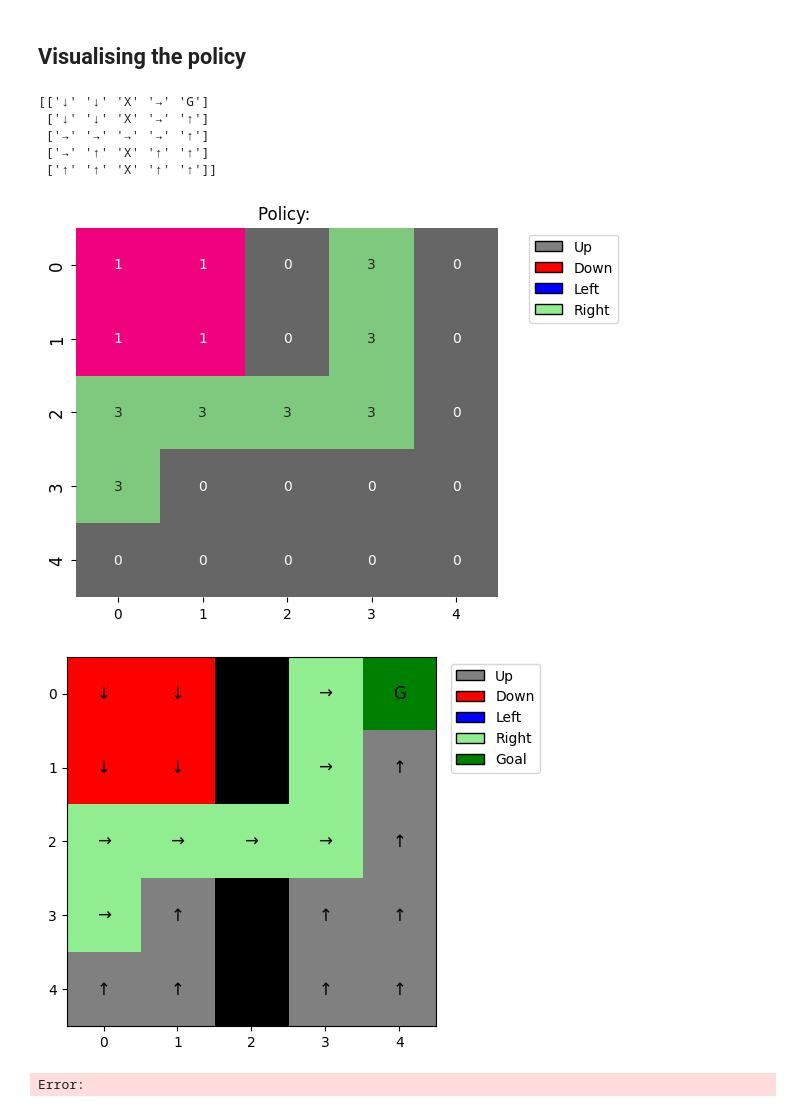
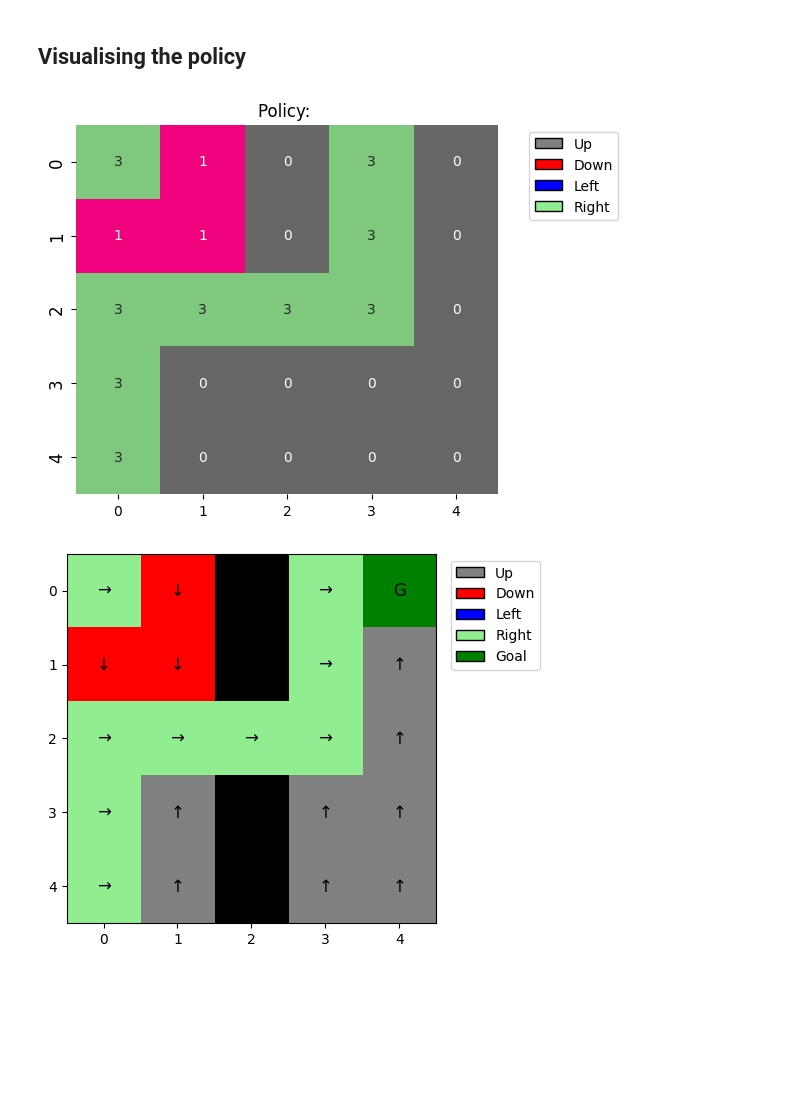
Before and after one commit to salvalago23/TFG_Salvador_Perez_GR, a Jupyter notebook: src/DQNagentNNenv.ipynb, the cells around one changed output. Drawn from its saved outputs; the diff is of its cells as text; code cells hidden in the pictures; blank space fills up the shorter version.

```diff
--- a/src/DQNagentNNenv.ipynb
+++ b/src/DQNagentNNenv.ipynb
@@ -283,11 +283,7 @@ def create_plots(value_grid, policy_grid, title=""):
 
 def create_plots_string(string_policy_grid):
     from matplotlib.colors import ListedColormap
-    map_data = np.array([['↓', '↓', 'X', '→', 'G'],
-                     ['↓', '↓', 'X', '→', '↑'],
-                     ['→', '→', '→', '→', '↑'],
-                     ['→', '↑', 'X', '↑', '↑'],
-                     ['↑', '↑', 'X', '↑', '↑']])
+    map_data = np.array(string_policy_grid)
 
     colors = ['red', 'black', 'lightgreen', 'green', 'gray']
     cmap = ListedColormap(colors)
@@ -299,38 +295,32 @@ def create_plots_string(string_policy_grid):
 
     # Create the plot using imshow
     fig, ax = plt.subplots()
     im = ax.imshow(numeric_map, cmap=cmap, norm=plt.Normalize(0, len(colors)))
 
     # Add character annotations
     for i in range(map_data.shape[0]):
         for j in range(map_data.shape[1]):
             char = map_data[i, j]
             ax.text(j, i, char, ha='center', va='center', color='black', fontsize=12)
 
     # add a legend
     legend_elements = [
         Patch(facecolor="gray", edgecolor="black", label="Up"),
         Patch(facecolor="red", edgecolor="black", label="Down"),
         Patch(facecolor="blue", edgecolor="black", label="Left"),
         Patch(facecolor="lightgreen", edgecolor="black", label="Right"),
         Patch(facecolor="green", edgecolor="black", label="Goal"),
     ]
     ax.legend(handles=legend_elements, bbox_to_anchor=(1.3, 1))
 
     return fig
 
 # state values & policy with usable ace (ace counts as 11)
 value_grid, policy_grid, string_policy_grid = create_grids(agent)
 fig1 = create_plots(value_grid, policy_grid)
 fig2 = create_plots_string(string_policy_grid)
 
 plt.show()
 # %% [output]
-[['↓' '↓' 'X' '→' 'G']
- ['↓' '↓' 'X' '→' '↑']
- ['→' '→' '→' '→' '↑']
- ['→' '↑' 'X' '↑' '↑']
- ['↑' '↑' 'X' '↑' '↑']]
-[figure, old version]
+[figure, new version]
-[figure, old version]
+[figure, new version]
-Error:
```
Also changed, not shown: parts of 2 cells of this notebook, 1 other file.
